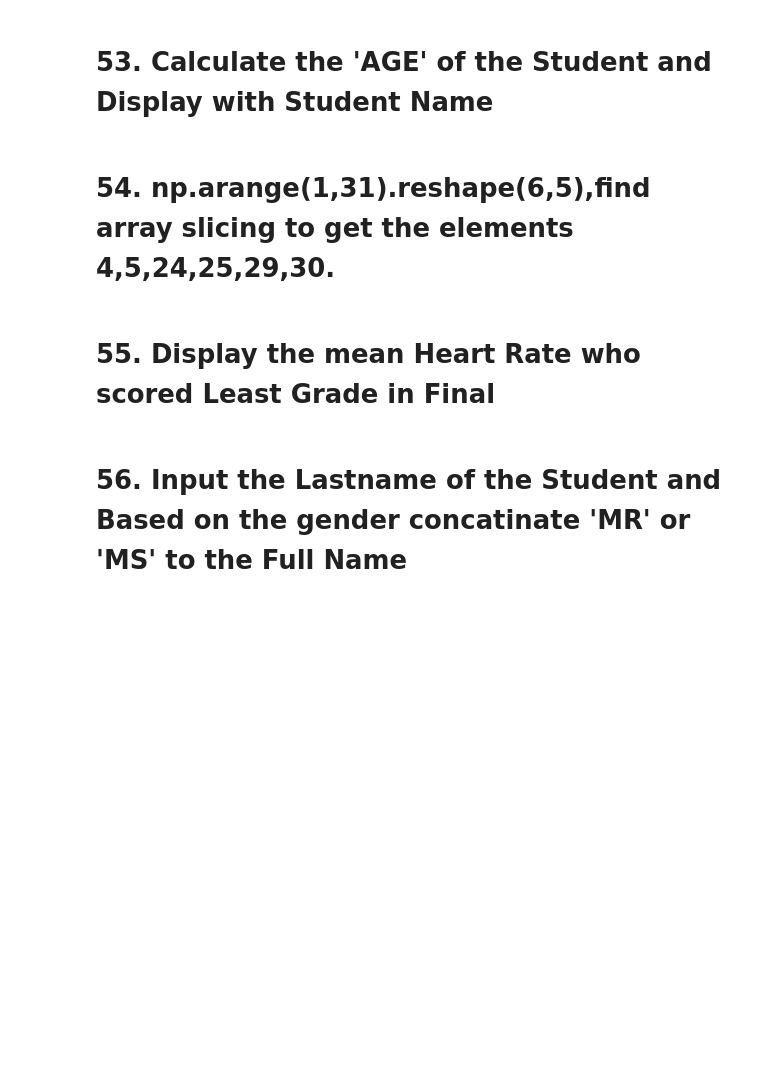
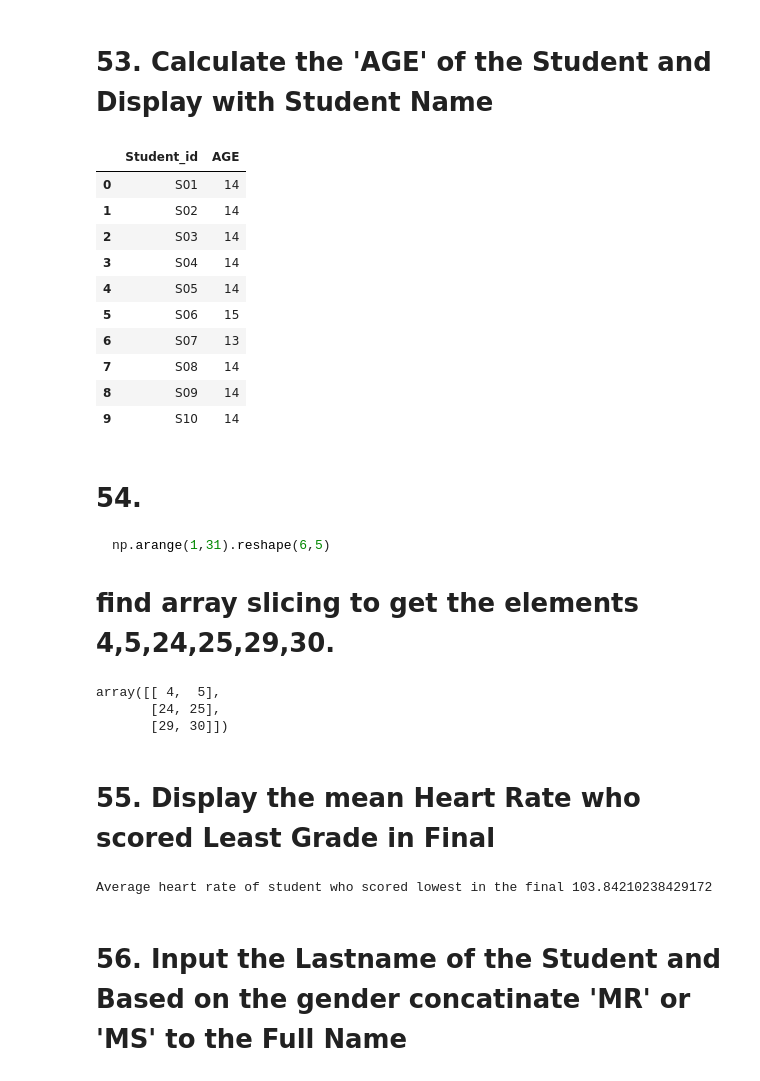
Before and after one commit to PHTeam7/Team7_TinyCoders_PythonHackathon_Dec, a Jupyter notebook: Team7_TinyCoders_Main80Questions.ipynb, the cells around one changed output. Cells and saved outputs as stored; diff of their text form; code cells hidden in the pictures; blank space fills up the shorter version.

````diff
--- a/Team7_TinyCoders_Main80Questions.ipynb
+++ b/Team7_TinyCoders_Main80Questions.ipynb
@@ -240,8 +275,53 @@ Display each row of this array as a separate slice
 # %% [markdown]
 # 53. Calculate the 'AGE' of the Student and Display with Student Name
+# %%
+import dateutil
+from dateutil.relativedelta import relativedelta
+
+def calculate_age(birth_date):
+    today = date.today()
+    age = relativedelta(today, birth_date)
+    return age.years
+
+
+df_demography.dtypes
+student_df = df_demography[['Student_id', 'DOB']]
+student_df['AGE'] = student_df['DOB'].apply(calculate_age)
+student_df.drop(columns=['DOB'], inplace=True)
+display(student_df)
+# %% [output]
+|  | Student_id | AGE |
+| 0 | S01 | 14 |
+| 1 | S02 | 14 |
+| 2 | S03 | 14 |
+| 3 | S04 | 14 |
+| 4 | S05 | 14 |
+| 5 | S06 | 15 |
+| 6 | S07 | 13 |
+| 7 | S08 | 14 |
+| 8 | S09 | 14 |
+| 9 | S10 | 14 |
 # %% [markdown]
-# 54. np.arange(1,31).reshape(6,5),find array slicing to get the elements 4,5,24,25,29,30.
+# 54.
+```python
+np.arange(1,31).reshape(6,5)
+```
+# find array slicing to get the elements 4,5,24,25,29,30.
+# %%
+arr = np.arange(1,31).reshape(6,5)[[0, -2, -1], -2:]
+arr
+# %% [output]
+array([[ 4,  5],
+       [24, 25],
+       [29, 30]])
 # %% [markdown]
 # 55. Display the mean Heart Rate who scored Least Grade in Final
+# %%
+student_id = df_grades[df_grades['final'] == df_grades['final'].min()]['Student_id'].iloc[0]
+
+youngest_hr= (df_hr[df_hr['Student_id'] == student_id])['HR'].mean()
+print('Average heart rate of student who scored lowest in the final ' + str(youngest_hr))
+# %% [output]
+Average heart rate of student who scored lowest in the final 103.84210238429172
 # %% [markdown]
 # 56. Input the Lastname of the Student and Based on the gender concatinate 'MR' or 'MS' to the Full Name
````
Also changed, not shown: parts of 7 cells of this notebook.
